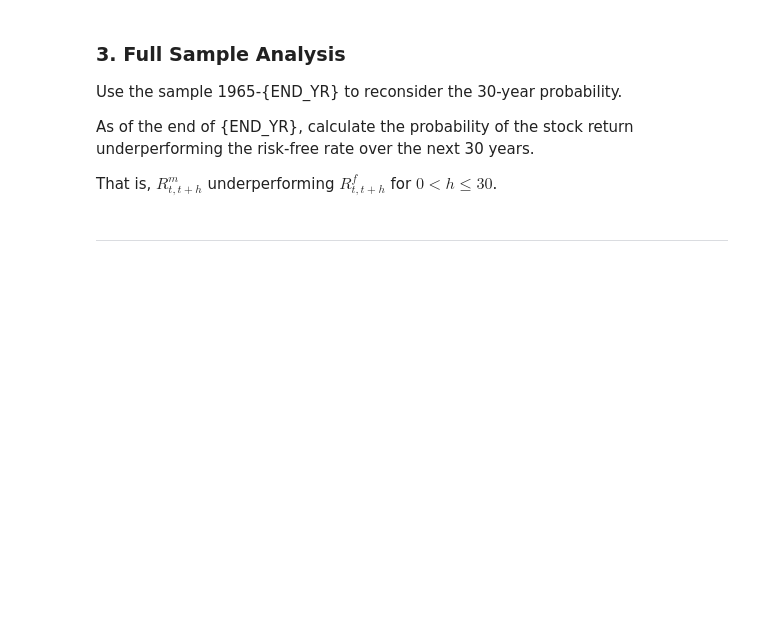
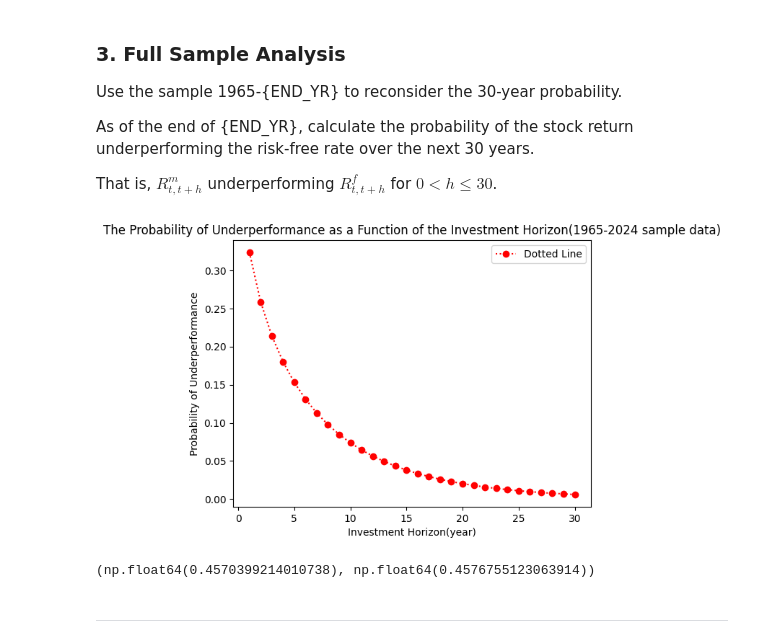
Before and after one commit to t-flora/portfolio-risk-mgmt, a Jupyter notebook: hw3/Barnstable-and-Long-Run-Risk.ipynb, the cells around one changed output. Drawn from its saved outputs; the diff is of its cells as text; code cells hidden in the pictures; blank space fills up the shorter version.

```diff
--- a/hw3/Barnstable-and-Long-Run-Risk.ipynb
+++ b/hw3/Barnstable-and-Long-Run-Risk.ipynb
@@ -253,3 +249,32 @@ That is, $R^m_{t,t+h}$ underperforming $R^f_{t,t+h}$ for $0<h\le 30$.
+# %%
+# Question 3 Code Here
+
+sub_df_2 = df[(df["year"] >= 1965) & (df["year"] <= 2024)].copy()
+sub_df_2.reset_index(inplace= True)
+
+p_list_2 = []
+h_list_2 = [i for i in range(1, 31)]
+SR_2 = sub_df_2["r^_m"].mean() / sub_df_2["r^_m"].std() * np.sqrt(12)
+for h in h_list_2:
+    p_list_2.append(norm.cdf(-SR_2 * np.sqrt(h)))
+
+#import matplotlib.pyplot as plt
+
+plt.plot(h_list_2, p_list_2, linestyle=':', color='red', marker='o', label='Dotted Line')
+
+plt.title('The Probability of Underperformance as a Function of the Investment Horizon(1965-2024 sample data)')
+plt.xlabel('Investment Horizon(year)')
+plt.ylabel('Probability of Underperformance')
+plt.legend()
+
+plt.show()
+# %% [output]
+[figure, added]
+# %%
+# Checking, as the graphs look similar. They actually have similar Sharp Ratio
+SR, SR_2
+# %% [output]
+(np.float64(0.4570399214010738), np.float64(0.4576755123063914))
 # %% [markdown]
 -----
 # %% [markdown]
```
Also changed, not shown: parts of 2 cells of this notebook.
